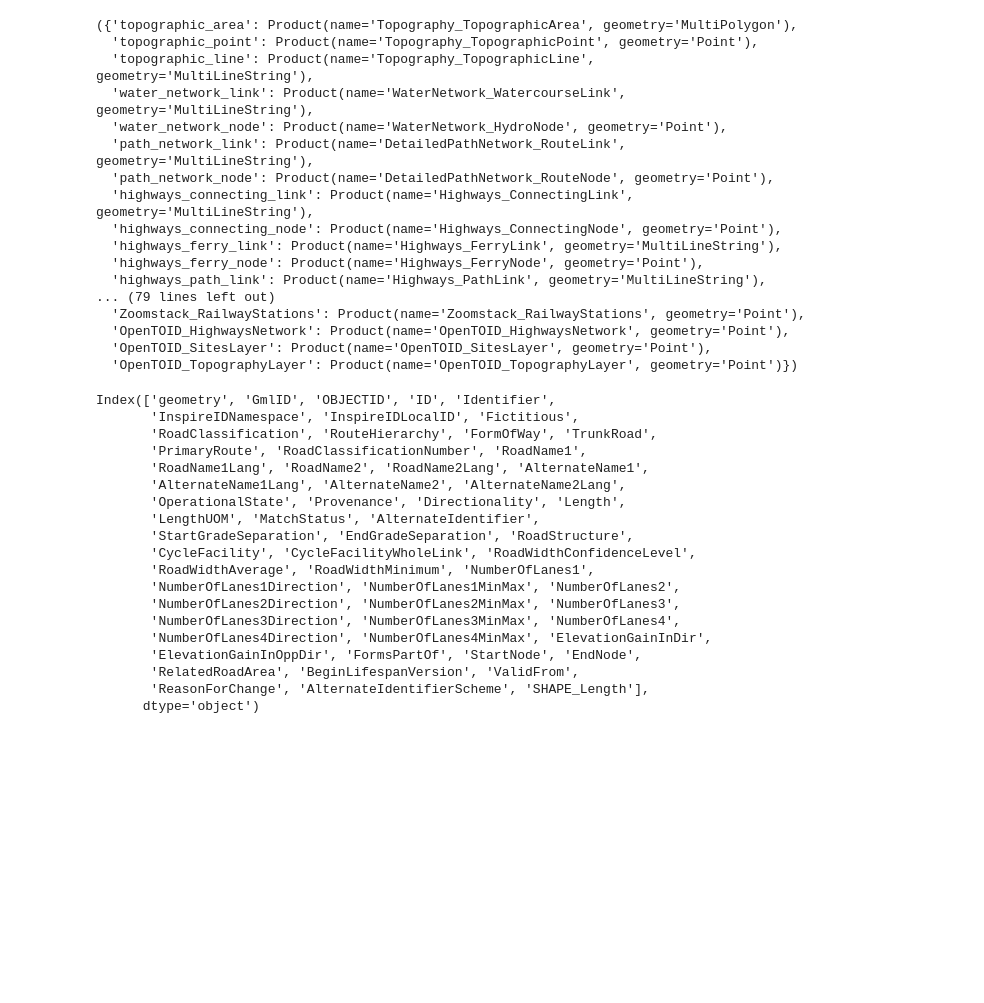
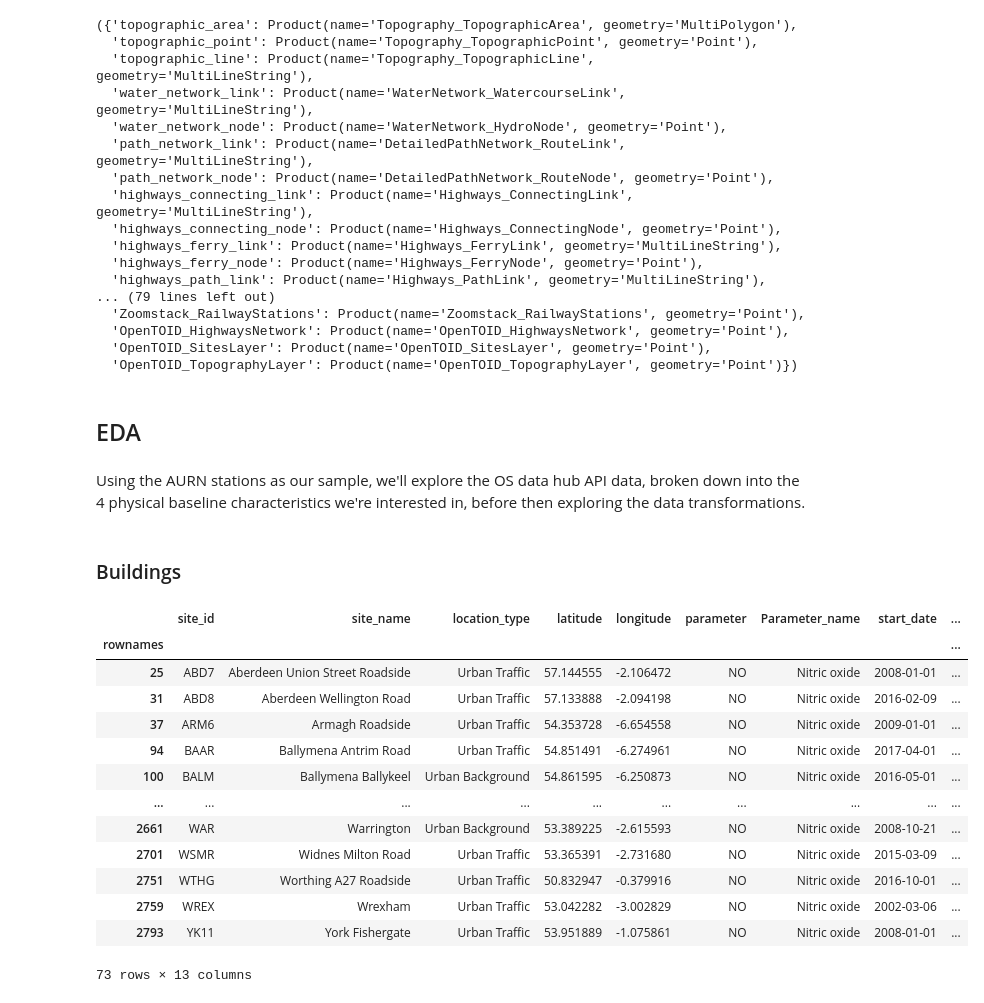
Before and after one commit to airqualityanthony/Community-Air-Quality-System, a Jupyter notebook: os_data.ipynb, the cells around one changed output. Drawn from its saved outputs; the diff is of its cells as text; code cells hidden in the pictures; blank space fills up the shorter version.

Commit message:
aurn buildings data collected

```diff
--- a/os_data.ipynb
+++ b/os_data.ipynb
@@ -168,30 +154,26 @@ PREMIUM_NEW,OPEN_NEW
   'OpenTOID_HighwaysNetwork': Product(name='OpenTOID_HighwaysNetwork', geometry='Point'),
   'OpenTOID_SitesLayer': Product(name='OpenTOID_SitesLayer', geometry='Point'),
   'OpenTOID_TopographyLayer': Product(name='OpenTOID_TopographyLayer', geometry='Point')})
-# %%
-features = FeaturesAPI(key, 'Highways_RoadLink', extent)
-results = features.query(limit=500)
-if len(results['features']) == 0:
-    print('No features found')
-TA_gdf = gpd.GeoDataFrame.from_features(results['features'], crs=crs)
-TA_gdf.columns
-# %% [output]
-Index(['geometry', 'GmlID', 'OBJECTID', 'ID', 'Identifier',
-       'InspireIDNamespace', 'InspireIDLocalID', 'Fictitious',
-       'RoadClassification', 'RouteHierarchy', 'FormOfWay', 'TrunkRoad',
-       'PrimaryRoute', 'RoadClassificationNumber', 'RoadName1',
-       'RoadName1Lang', 'RoadName2', 'RoadName2Lang', 'AlternateName1',
-       'AlternateName1Lang', 'AlternateName2', 'AlternateName2Lang',
-       'OperationalState', 'Provenance', 'Directionality', 'Length',
-       'LengthUOM', 'MatchStatus', 'AlternateIdentifier',
-       'StartGradeSeparation', 'EndGradeSeparation', 'RoadStructure',
-       'CycleFacility', 'CycleFacilityWholeLink', 'RoadWidthConfidenceLevel',
-       'RoadWidthAverage', 'RoadWidthMinimum', 'NumberOfLanes1',
-       'NumberOfLanes1Direction', 'NumberOfLanes1MinMax', 'NumberOfLanes2',
-       'NumberOfLanes2Direction', 'NumberOfLanes2MinMax', 'NumberOfLanes3',
-       'NumberOfLanes3Direction', 'NumberOfLanes3MinMax', 'NumberOfLanes4',
-       'NumberOfLanes4Direction', 'NumberOfLanes4MinMax', 'ElevationGainInDir',
-       'ElevationGainInOppDir', 'FormsPartOf', 'StartNode', 'EndNode',
-       'RelatedRoadArea', 'BeginLifespanVersion', 'ValidFrom',
-       'ReasonForChange', 'AlternateIdentifierScheme', 'SHAPE_Length'],
-      dtype='object')
+# %% [markdown]
+## EDA
+# %% [markdown]
+Using the AURN stations as our sample, we'll explore the OS data hub API data, broken down into the 4 physical baseline characteristics we're interested in, before then exploring the data transformations.
+# %% [markdown]
+### Buildings
+# %%
+AURN_meta_ongoing
+# %% [output]
+|  | site_id | site_name | location_type | latitude | longitude | parameter | Parameter_name | start_date | ... |
+| rownames |  |  |  |  |  |  |  |  | ... |
+| 25 | ABD7 | Aberdeen Union Street Roadside | Urban Traffic | 57.144555 | -2.106472 | NO | Nitric oxide | 2008-01-01 | ... |
+| 31 | ABD8 | Aberdeen Wellington Road | Urban Traffic | 57.133888 | -2.094198 | NO | Nitric oxide | 2016-02-09 | ... |
+| 37 | ARM6 | Armagh Roadside | Urban Traffic | 54.353728 | -6.654558 | NO | Nitric oxide | 2009-01-01 | ... |
+| 94 | BAAR | Ballymena Antrim Road | Urban Traffic | 54.851491 | -6.274961 | NO | Nitric oxide | 2017-04-01 | ... |
+| 100 | BALM | Ballymena Ballykeel | Urban Background | 54.861595 | -6.250873 | NO | Nitric oxide | 2016-05-01 | ... |
+| ... | ... | ... | ... | ... | ... | ... | ... | ... | ... |
+| 2661 | WAR | Warrington | Urban Background | 53.389225 | -2.615593 | NO | Nitric oxide | 2008-10-21 | ... |
+| 2701 | WSMR | Widnes Milton Road | Urban Traffic | 53.365391 | -2.731680 | NO | Nitric oxide | 2015-03-09 | ... |
+| 2751 | WTHG | Worthing A27 Roadside | Urban Traffic | 50.832947 | -0.379916 | NO | Nitric oxide | 2016-10-01 | ... |
+| 2759 | WREX | Wrexham | Urban Traffic | 53.042282 | -3.002829 | NO | Nitric oxide | 2002-03-06 | ... |
+| 2793 | YK11 | York Fishergate | Urban Traffic | 53.951889 | -1.075861 | NO | Nitric oxide | 2008-01-01 | ... |
+73 rows × 13 columns
```
Also changed, not shown: parts of 7 cells of this notebook, 1 other file.
